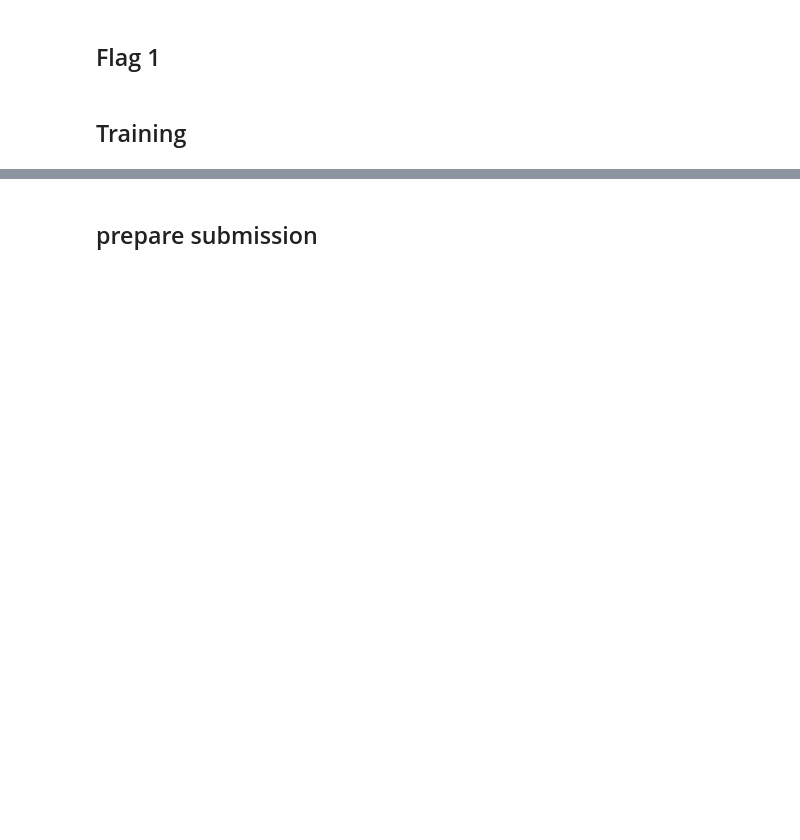
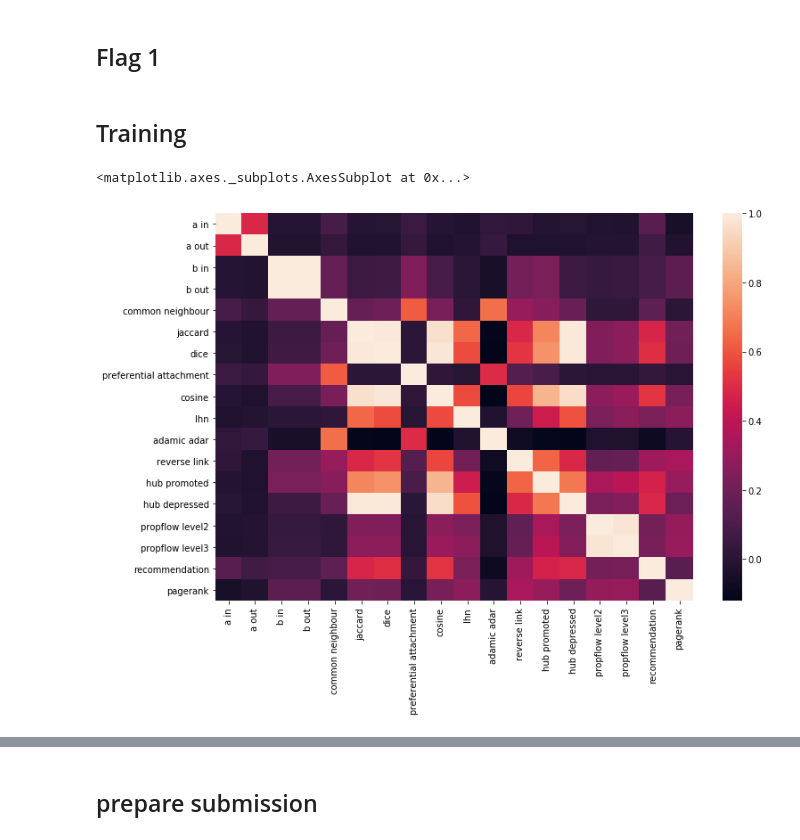
Before and after one commit to Niann/Link-Pred, a Jupyter notebook: builder.ipynb, the cells around one changed output, grey strips where cells are left out. Drawn from its saved outputs; the diff is of its cells as text; code cells hidden in the pictures; blank space fills up the shorter version.

```diff
--- a/builder.ipynb
+++ b/builder.ipynb
@@ -17,9 +18,6 @@ from sklearn.metrics import confusion_matrix
 %matplotlib inline
 # %% [markdown]
 ## Flag 1
-# %%
-with open("matrix.pickle","rb") as f:
-    matrix = pickle.load(f)
 # %%
 # adapted from sklearn official website
 # http://scikit-learn.org/stable/auto_examples/model_selection/plot_confusion_matrix.html#sphx-glr-auto-examples-model-selection-plot-confusion-matrix-py
@@ -105,8 +68,46 @@ with open("rec_sim.pickle","rb") as f:
 data = data.tolist()
 for i in range(len(data)):
     data[i].insert(-1,rec_sim[data[i][0]])
+
+
+with open("1W.pickle","rb") as f:
+    pr1 = pickle.load(f)
+
+for i in range(len(data)):
+    idx = data[i][0]
+    if idx in pr1:
+        data[i].insert(-1, pr1[idx][0])
+
+with open("2W.pickle","rb") as f:
+    pr1 = pickle.load(f)
+
+for i in range(len(data)):
+    idx = data[i][0]
+    if idx in pr1:
+        data[i].insert(-1, pr1[idx][0])
+
+
+#with open("amp_train.pickle","rb") as f:
+#    amp_train = pickle.load(f)
+
+#for i in range(len(data)):
+#    data[i].insert(-1, amp_train[data[i][0]])
+
 data = np.array(data)
-
 train, test = train_test_split(data[:,1:], train_size=0.8)
 X_train, y_train = train[:,:-1], train[:,-1]
 X_test, y_test = test[:,:-1], test[:,-1]
+# %%
+import seaborn as sns
+plt.rcParams["figure.figsize"] = (12,8)
+df = pd.DataFrame(X_train, columns=['a in','a out','b in','b out',
+          'common neighbour','jaccard','dice','preferential attachment','cosine',
+          'lhn','adamic adar','reverse link','hub promoted','hub depressed',
+          'propflow level2','propflow level3','recommendation','pagerank'])
+corr = df.corr()
+sns.heatmap(corr,
+        xticklabels=corr.columns,
+        yticklabels=corr.columns)
+# %% [output]
+<matplotlib.axes._subplots.AxesSubplot at 0x...>
+[figure, added]
```
Also changed, not shown: parts of 40 cells of this notebook, 1 other file.
